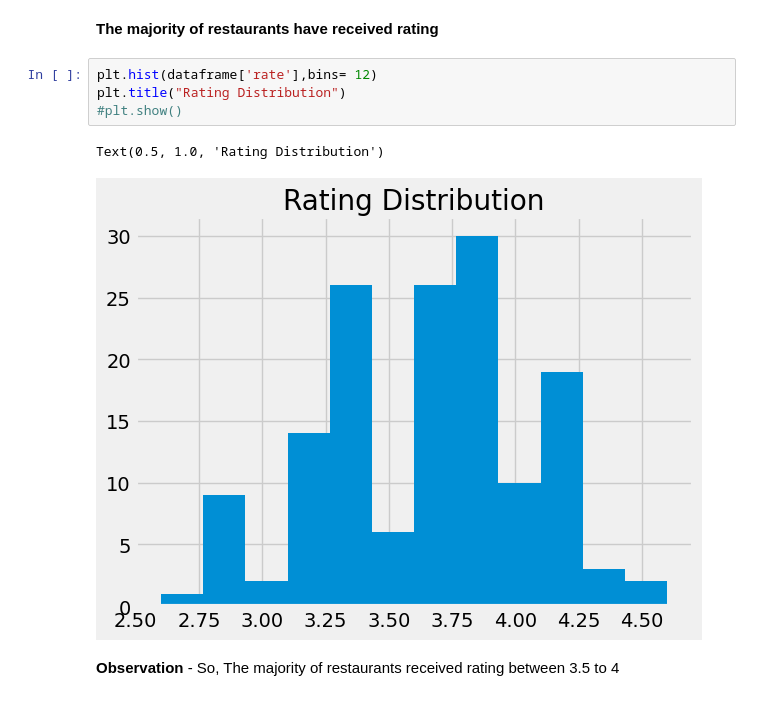
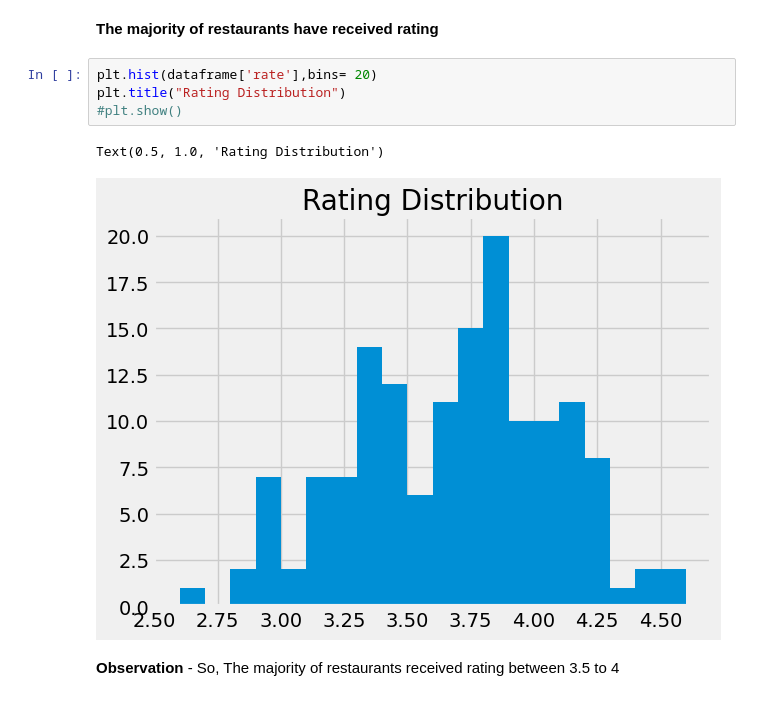
Before and after one commit to Sanu825/Zomato_Data_Analysis, a Jupyter notebook: Zomato Project.ipynb, the cells around one changed output. Drawn from its saved outputs; the diff is of its cells as text.

```diff
--- a/Zomato Project.ipynb
+++ b/Zomato Project.ipynb
@@ -102,12 +102,12 @@ Text(0, 0.5, 'votes')
 # %% [markdown]
 **The majority of restaurants have received rating**
 # %%
-plt.hist(dataframe['rate'],bins= 12)
+plt.hist(dataframe['rate'],bins= 20)
 plt.title("Rating Distribution")
 #plt.show()
 # %% [output]
 Text(0.5, 1.0, 'Rating Distribution')
-[figure, old version]
+[figure, new version]
 # %% [markdown]
 **Observation** - So, The majority of restaurants received rating between 3.5 to 4
 # %% [markdown]
```
Also changed, not shown: parts of 4 cells of this notebook.
